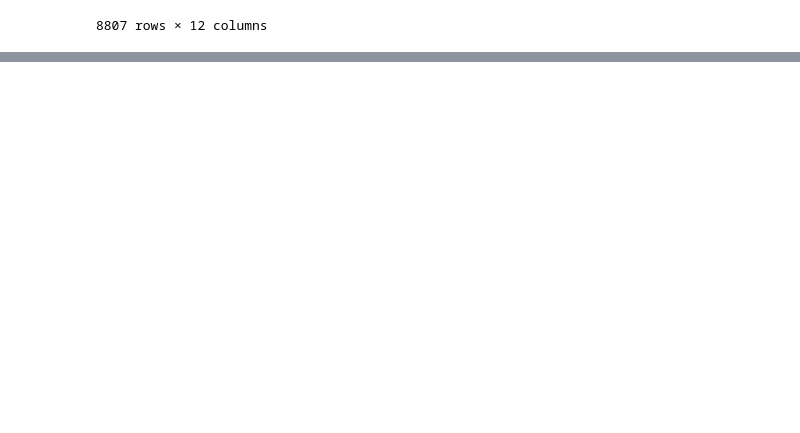
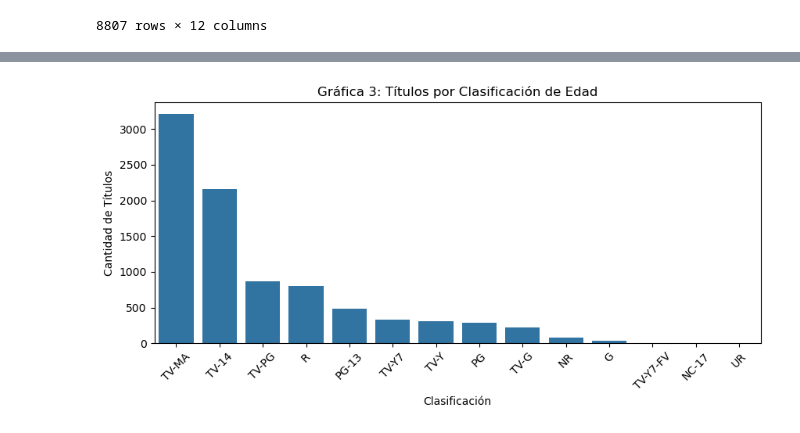
Before and after one commit to jrvrr/ECBD-MoralesRiveraJerry, a Jupyter notebook: NoteBook/LAB 05 DIKW_Netflix/Lab05 DIKW_Netflix.ipynb, the cells around one changed output, grey strips where cells are left out. Cells and saved outputs as stored; diff of their text form; code cells hidden in the pictures; blank space fills up the shorter version.

```diff
--- a/NoteBook/LAB 05 DIKW_Netflix/Lab05 DIKW_Netflix.ipynb
+++ b/NoteBook/LAB 05 DIKW_Netflix/Lab05 DIKW_Netflix.ipynb
@@ -221,0 +195,12 @@ plt.show()
+# %%
+# Capa de Información: Gráfica 3 del top de clasificaciones de edad
+plt.figure(figsize=(10, 4))
+order_ratings = df["rating"].value_counts().index
+sns.countplot(x="rating", data=df, order=order_ratings)
+plt.title("Gráfica 3: Títulos por Clasificación de Edad")
+plt.xlabel("Clasificación")
+plt.ylabel("Cantidad de Títulos")
+plt.xticks(rotation=45)
+plt.show()
+# %% [output]
+[figure, added]
```
Also changed, not shown: parts of 48 cells of this notebook.
